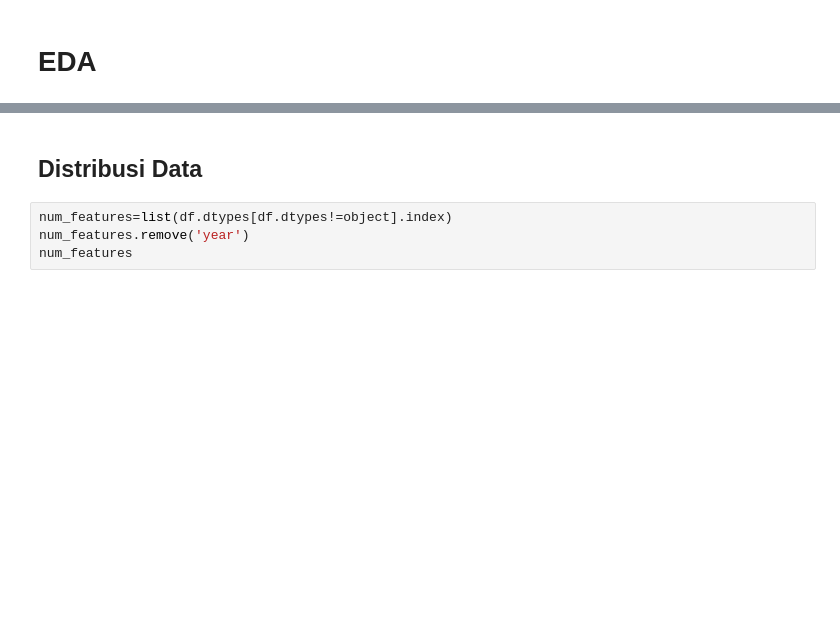
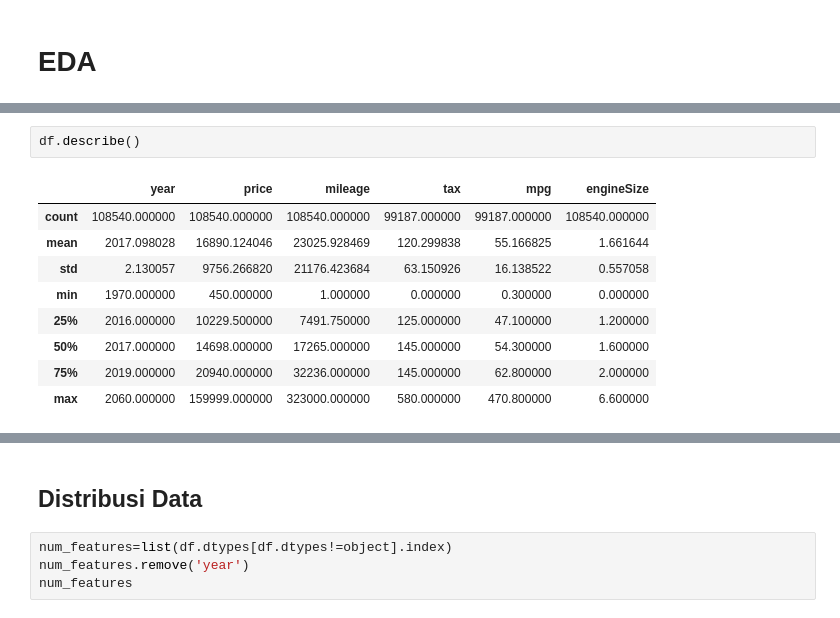
Before and after one commit to fariz-tiowiradin/FinProPWDK, a Jupyter notebook: Used Car Price Prediction.ipynb, the cells around one changed output, grey strips where cells are left out. Drawn from its saved outputs; the diff is of its cells as text; blank space fills up the shorter version.

```diff
--- a/Used Car Price Prediction.ipynb
+++ b/Used Car Price Prediction.ipynb
@@ -31,0 +73,12 @@ df.head()
+# %%
+df.describe()
+# %% [output]
+|  | year | price | mileage | tax | mpg | engineSize |
+| count | 108540.000000 | 108540.000000 | 108540.000000 | 99187.000000 | 99187.000000 | 108540.000000 |
+| mean | 2017.098028 | 16890.124046 | 23025.928469 | 120.299838 | 55.166825 | 1.661644 |
+| std | 2.130057 | 9756.266820 | 21176.423684 | 63.150926 | 16.138522 | 0.557058 |
+| min | 1970.000000 | 450.000000 | 1.000000 | 0.000000 | 0.300000 | 0.000000 |
+| 25% | 2016.000000 | 10229.500000 | 7491.750000 | 125.000000 | 47.100000 | 1.200000 |
+| 50% | 2017.000000 | 14698.000000 | 17265.000000 | 145.000000 | 54.300000 | 1.600000 |
+| 75% | 2019.000000 | 20940.000000 | 32236.000000 | 145.000000 | 62.800000 | 2.000000 |
+| max | 2060.000000 | 159999.000000 | 323000.000000 | 580.000000 | 470.800000 | 6.600000 |
```
Also changed, not shown: parts of 17 cells of this notebook.
